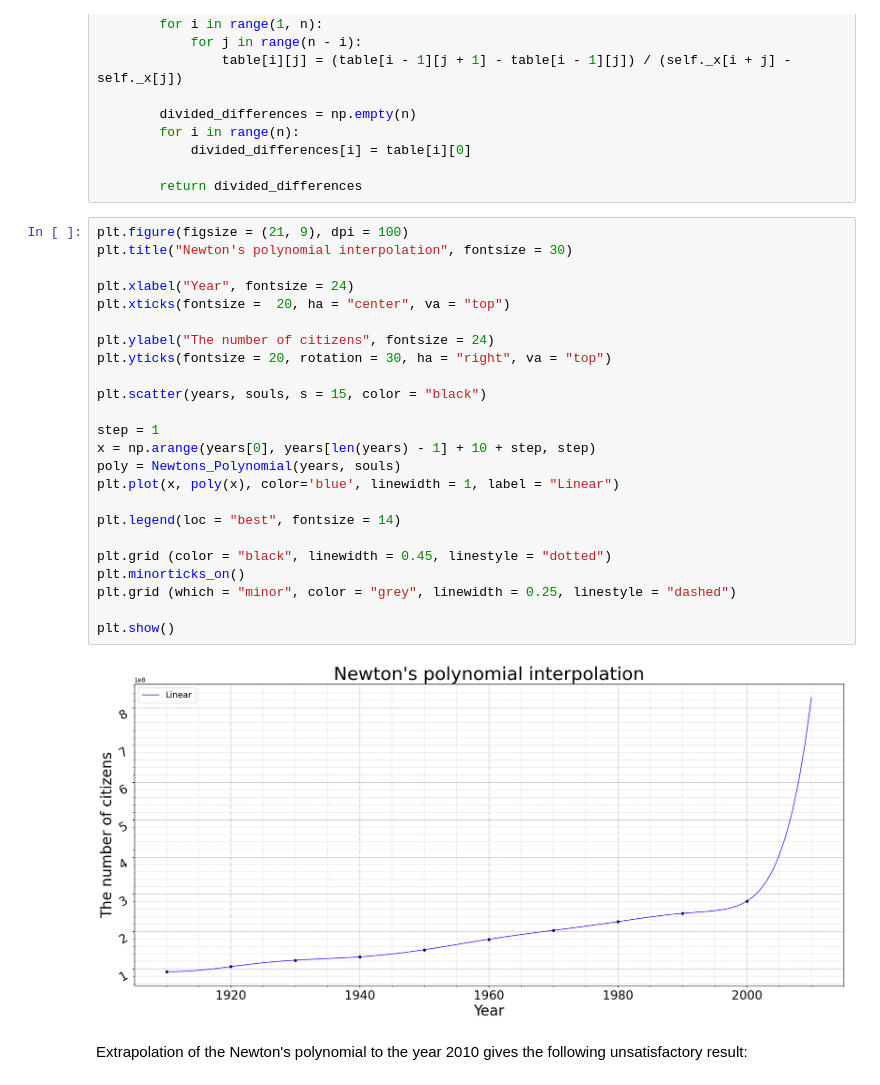
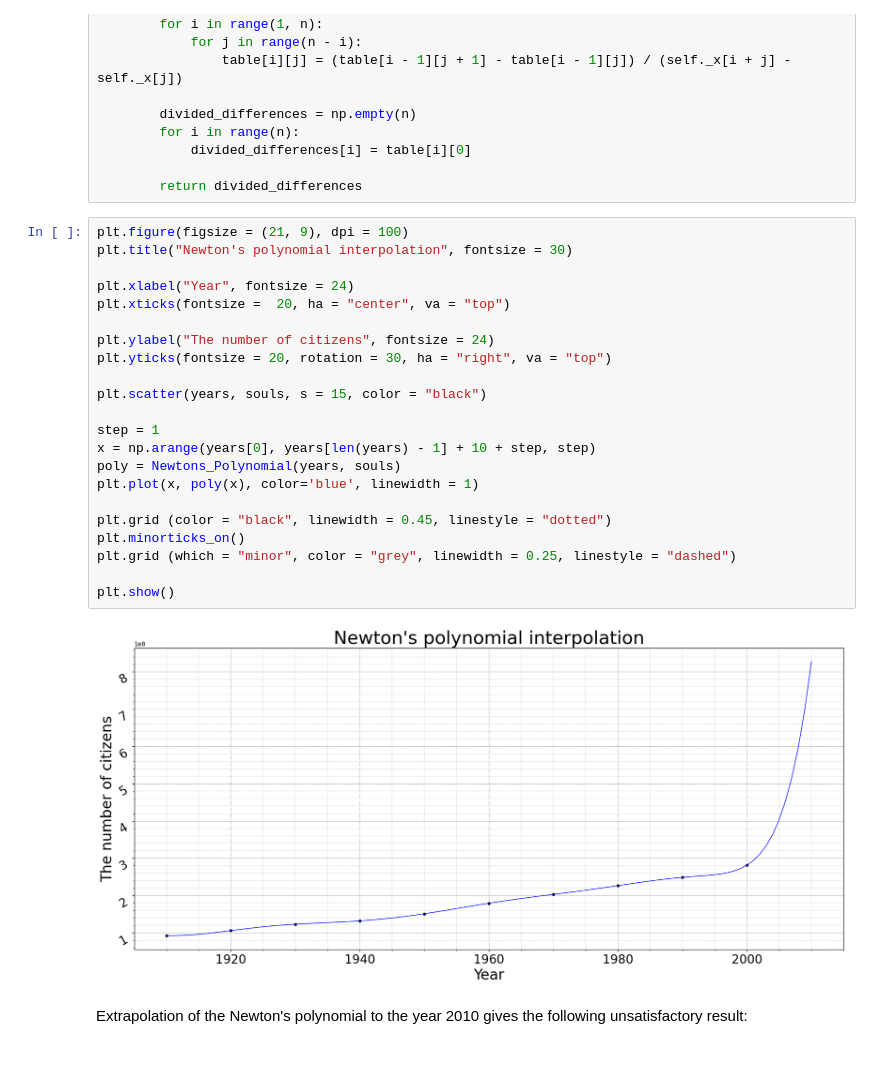
Before and after one commit to KetchuppOfficial/Computational_Mathematics, a Jupyter notebook: lab-4/lab-4.ipynb, the cells around one changed output. Cells and saved outputs as stored; diff of their text form.

```diff
--- a/lab-4/lab-4.ipynb
+++ b/lab-4/lab-4.ipynb
@@ -201,29 +204,27 @@ class Newtons_Polynomial:
 # %%
 plt.figure(figsize = (21, 9), dpi = 100)
 plt.title("Newton's polynomial interpolation", fontsize = 30)
 
 plt.xlabel("Year", fontsize = 24)
 plt.xticks(fontsize =  20, ha = "center", va = "top")
 
 plt.ylabel("The number of citizens", fontsize = 24)
 plt.yticks(fontsize = 20, rotation = 30, ha = "right", va = "top")
 
 plt.scatter(years, souls, s = 15, color = "black")
 
 step = 1
 x = np.arange(years[0], years[len(years) - 1] + 10 + step, step)
 poly = Newtons_Polynomial(years, souls)
-plt.plot(x, poly(x), color='blue', linewidth = 1, label = "Linear")
-
-plt.legend(loc = "best", fontsize = 14)
+plt.plot(x, poly(x), color='blue', linewidth = 1)
 
 plt.grid (color = "black", linewidth = 0.45, linestyle = "dotted")
 plt.minorticks_on()
 plt.grid (which = "minor", color = "grey", linewidth = 0.25, linestyle = "dashed")
 
 plt.show()
 # %% [output]
-[figure, old version]
+[figure, new version]
 # %% [markdown]
 Extrapolation of the Newton's polynomial to the year 2010 gives the following unsatisfactory result:
 # %%
```
Also changed, not shown: parts of 6 cells of this notebook.
